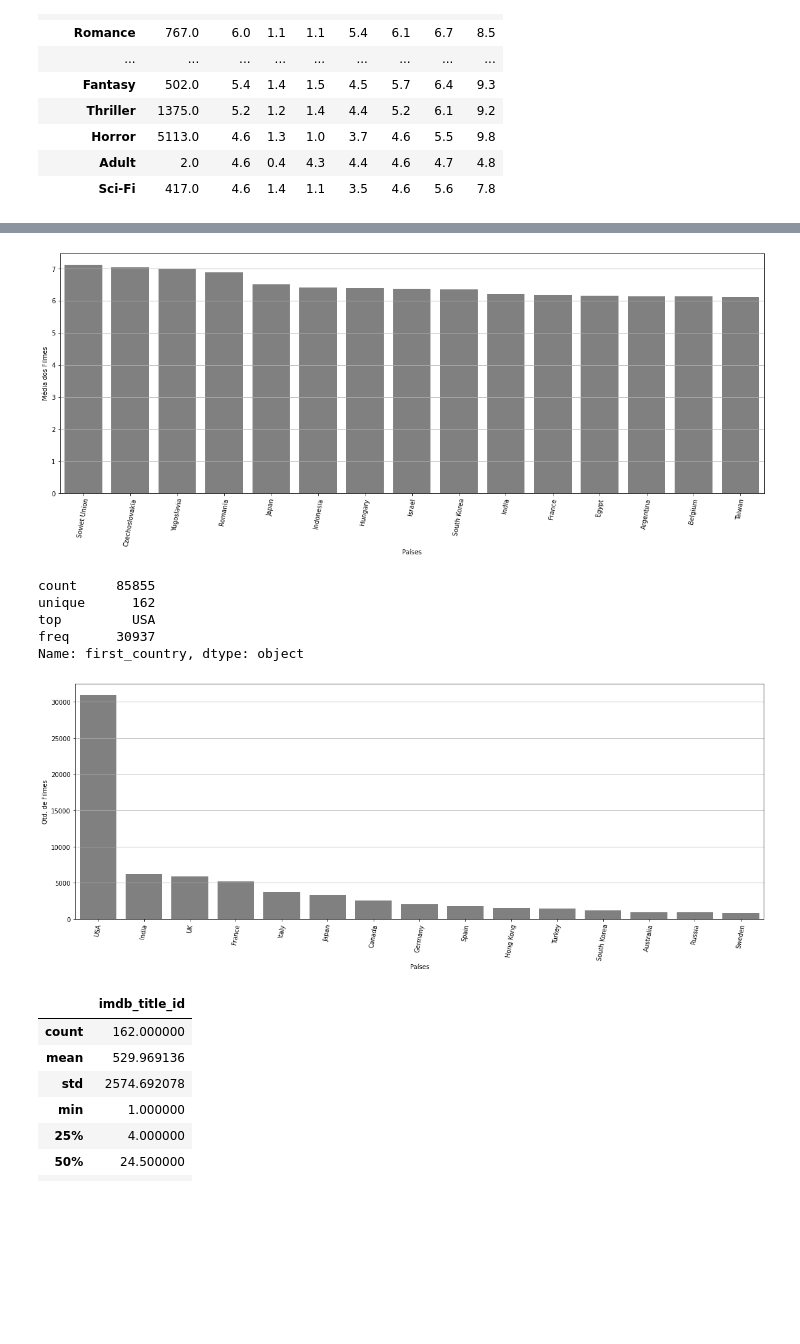
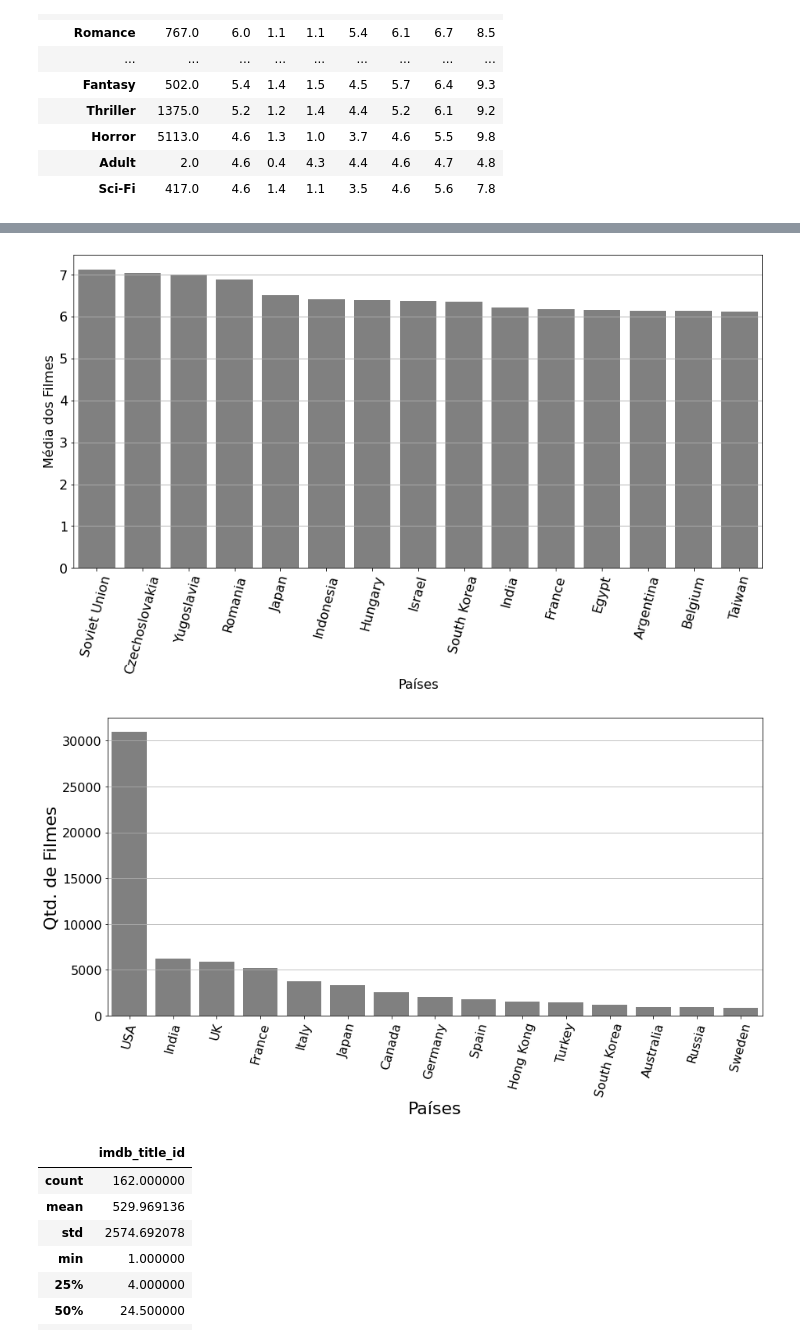
Before and after one commit to taianf/ECD-MATF37-Trabalho, a Jupyter notebook: main.ipynb, the cells around one changed output, grey strips where cells are left out. Cells and saved outputs as stored; diff of their text form; code cells hidden in the pictures; blank space fills up the shorter version.

```diff
--- a/main.ipynb
+++ b/main.ipynb
@@ -26,6 +28,10 @@ from pyspark.sql import SparkSession
 PROJECT_ROOT_DIR = "."
 IMAGES_PATH = os.path.join(PROJECT_ROOT_DIR, "graficos")
 os.makedirs(IMAGES_PATH, exist_ok=True)
+
+# Fonte do plot
+locale.setlocale(locale.LC_NUMERIC, "pt_br")
+plt.rcParams.update({'font.size': 16})
 # %%
 movies_dataframe = pd.read_csv("IMDb movies.csv", low_memory=False, skipinitialspace=True)
 ratings_dataframe = pd.read_csv("IMDb ratings.csv", skipinitialspace=True)
@@ -250,39 +259,36 @@ plt.savefig(os.path.join(IMAGES_PATH, 'notas_pais.png'))
 # %%
 #Ranking de Países que produziram mais de 263 filmes (3º Quartil):
 df1_top_country = imdb_df.groupby(["first_country"]).agg({"avg_vote": ["mean", "count"]})
 # df1_top_country.reset_index(inplace=True)
 df1_top_country = df1_top_country[df1_top_country["avg_vote"]["count"] >= 263]["avg_vote"].drop(["count"], axis=1)
 df1_top_country.sort_values(by='mean', ascending=False, inplace=True)
 df1_top_country = df1_top_country.iloc[0:15, :]
-plt.subplots(figsize=(20, 7))
+plt.subplots(figsize=(15, 7))
 plt.grid()
 ax = sns.barplot(x=df1_top_country.index, y="mean", data=df1_top_country, color="gray")
 ax.set(xlabel='Países', ylabel='Média dos Filmes')
-plt.xticks(rotation=80)
-plt.savefig(os.path.join(IMAGES_PATH, 'notas_pais_263_filmes.png'))
+plt.xticks(rotation=75)
+plt.savefig(os.path.join(IMAGES_PATH, 'notas_pais_263_filmes.png'), bbox_inches='tight')
 # %% [output]
-[figure, old version]
+[figure, new version]
 # %%
 # Filmes x País
 df1_top_country = imdb_df.groupby(["first_country"]).agg({"imdb_title_id": "count"})
 df1_top_country.reset_index(inplace=True)
 df1_top_country.sort_values(by='imdb_title_id', ascending=False, inplace=True)
 df1_top_country = df1_top_country.iloc[0:15, :]
-plt.subplots(figsize=(20, 7))
+plt.subplots(figsize=(15, 7))
 plt.grid()
+plt.xlabel('País', fontsize=22)
+plt.ylabel('Qtd. de Filmes', fontsize=22)
 ax = sns.barplot(x="first_country", y="imdb_title_id", data=df1_top_country, order=df1_top_country["first_country"],
                  color="gray")
 ax.set(xlabel='Países', ylabel='Qtd. de Filmes')
-plt.xticks(rotation=80)
-plt.savefig(os.path.join(IMAGES_PATH, 'filmes_pais.png'))
-imdb_df["first_country"].describe()
+plt.xticks(rotation=75)
+plt.savefig(os.path.join(IMAGES_PATH, 'filmes_pais.png'), bbox_inches='tight')
+# imdb_df["first_country"].describe()
 # %% [output]
-count     85855
-unique      162
-top         USA
-freq      30937
-Name: first_country, dtype: object
-[figure, old version]
+[figure, new version]
 # %%
 #Ranking de Países:
 df1_rank_country = imdb_df.groupby(["first_country"]).agg({"imdb_title_id": "count"})
```
Also changed, not shown: parts of 16 cells of this notebook.
